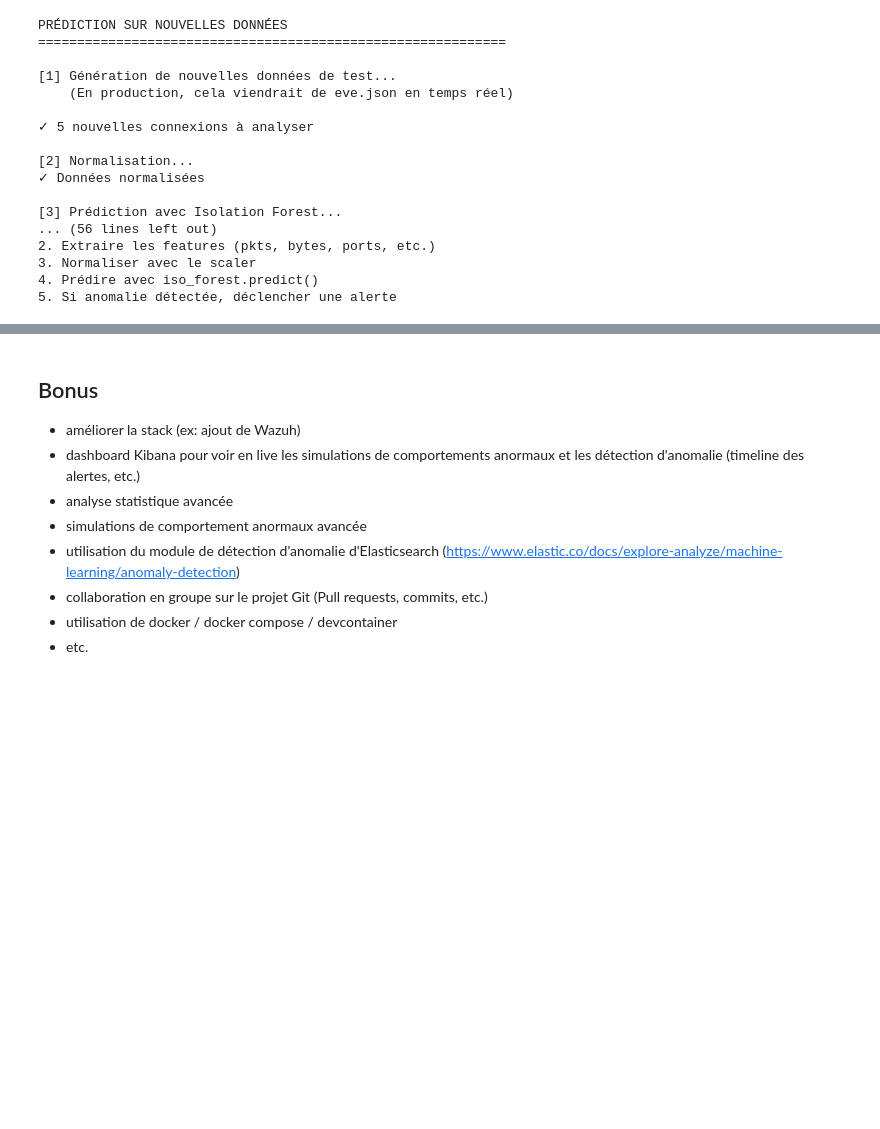
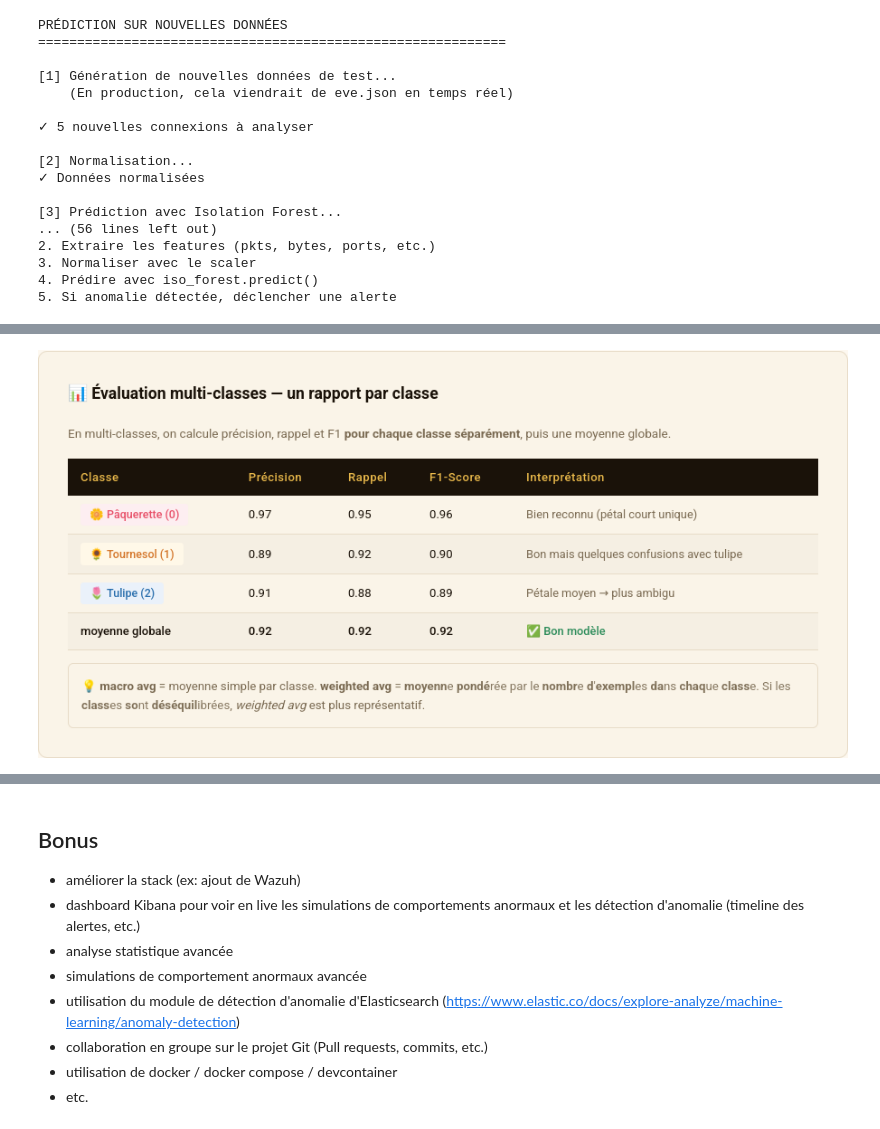
Before and after one commit to N0sti/elasticsearch_cookbook, a Jupyter notebook: es_as_siem/projet_siem.ipynb, the cells around one changed output, grey strips where cells are left out. Saved outputs shown, nothing was run; the diff lists cells and outputs as text; code cells hidden in the pictures; blank space fills up the shorter version.

```diff
--- a/es_as_siem/projet_siem.ipynb
+++ b/es_as_siem/projet_siem.ipynb
@@ -2224,3 +2270,8 @@ PRÉDICTION SUR NOUVELLES DONNÉES
+# %%
+from IPython.display import Image, display
+display(Image(filename="../images/recap.jpeg"))
+# %% [output]
+[figure, added]
 # %%
 """
 ═══════════════════════════════════════════════════════════
```
Also changed, not shown: parts of 18 cells of this notebook.
